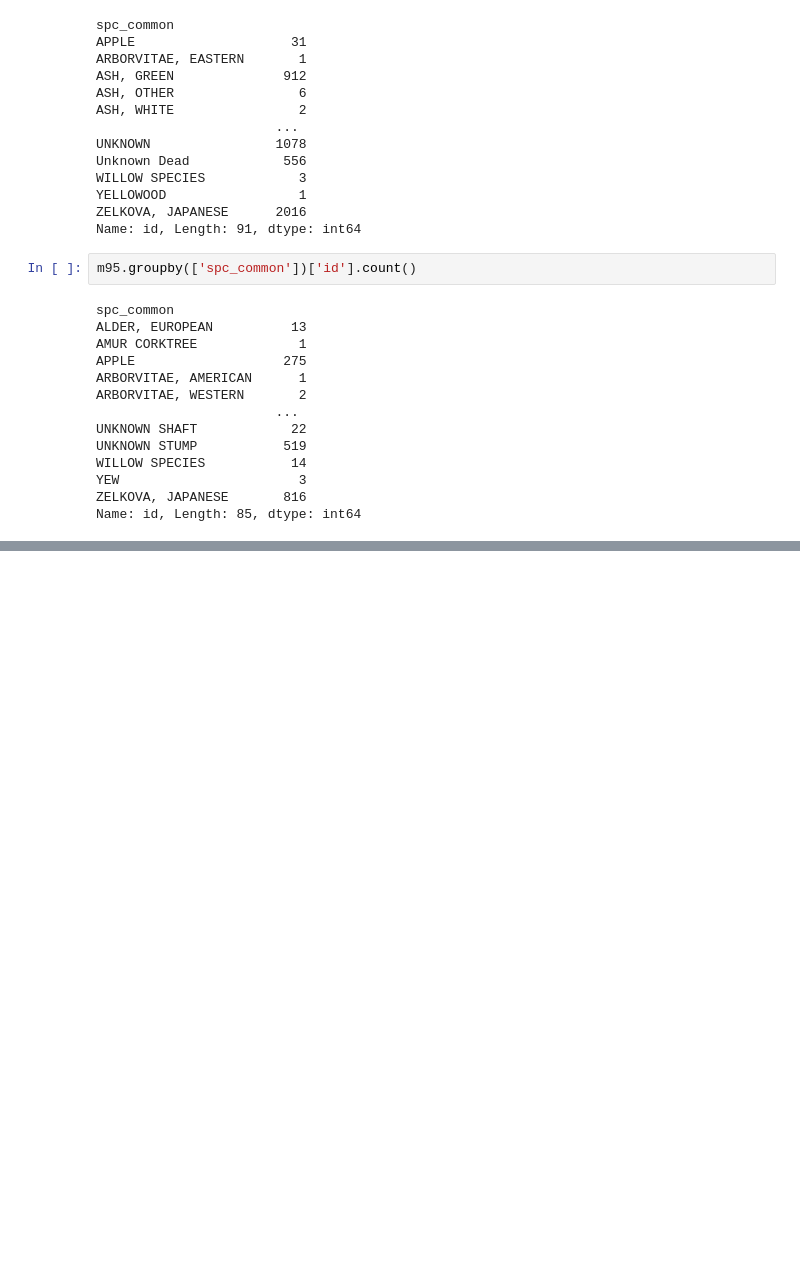
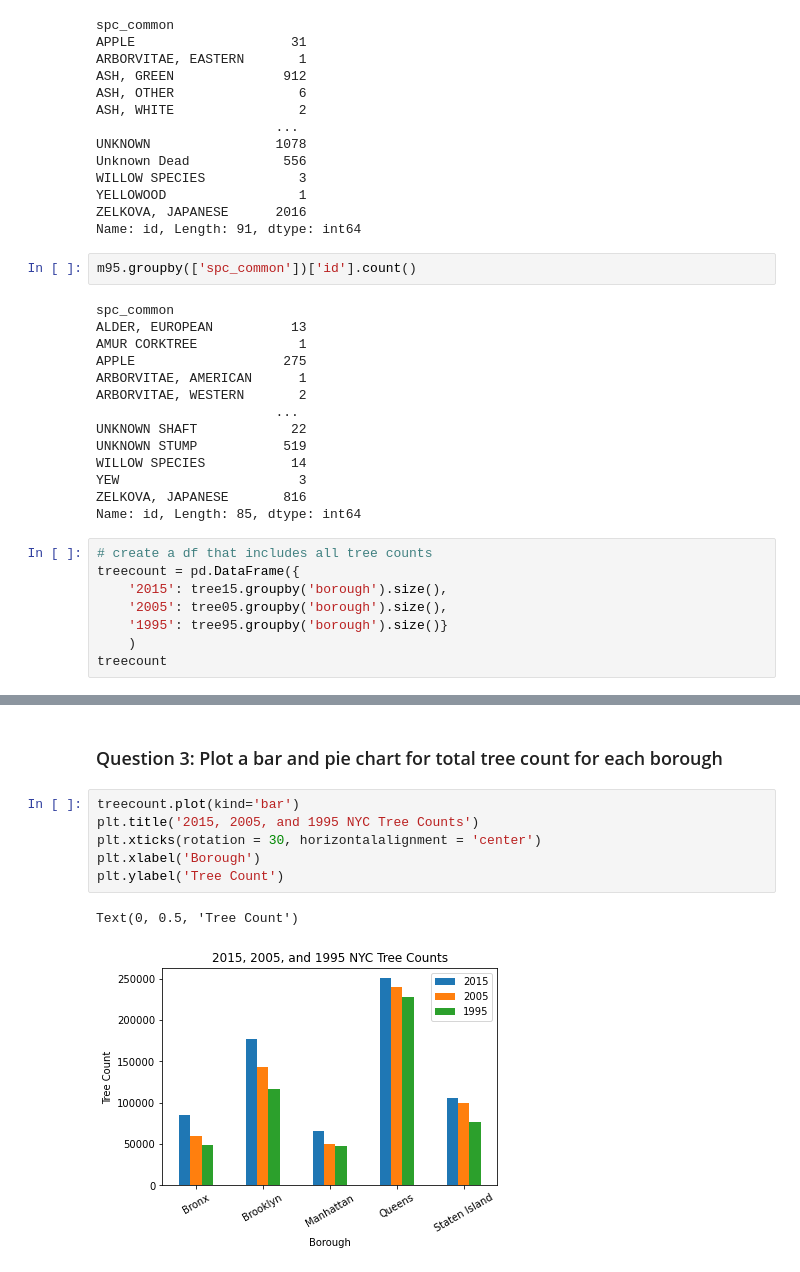
Before and after one commit to radleyciego/environmental-data-science, a Jupyter notebook: labs/04_data_visualization.ipynb, the cells around one changed output, grey strips where cells are left out. Cells and saved outputs as stored; diff of their text form; blank space fills up the shorter version.

```diff
--- a/labs/04_data_visualization.ipynb
+++ b/labs/04_data_visualization.ipynb
@@ -264,3 +264,11 @@ WILLOW SPECIES           14
 YEW                       3
 ZELKOVA, JAPANESE       816
 Name: id, Length: 85, dtype: int64
+# %%
+# create a df that includes all tree counts
+treecount = pd.DataFrame({
+    '2015': tree15.groupby('borough').size(),
+    '2005': tree05.groupby('borough').size(),
+    '1995': tree95.groupby('borough').size()}
+    )
+treecount
@@ -266,0 +283,11 @@ Name: id, Length: 85, dtype: int64
+# %% [markdown]
+### Question 3: Plot a bar and pie chart for total tree count for each borough
+# %%
+treecount.plot(kind='bar')
+plt.title('2015, 2005, and 1995 NYC Tree Counts')
+plt.xticks(rotation = 30, horizontalalignment = 'center')
+plt.xlabel('Borough')
+plt.ylabel('Tree Count')
+# %% [output]
+Text(0, 0.5, 'Tree Count')
+[figure, added]
```
Also changed, not shown: parts of 2 cells of this notebook.
